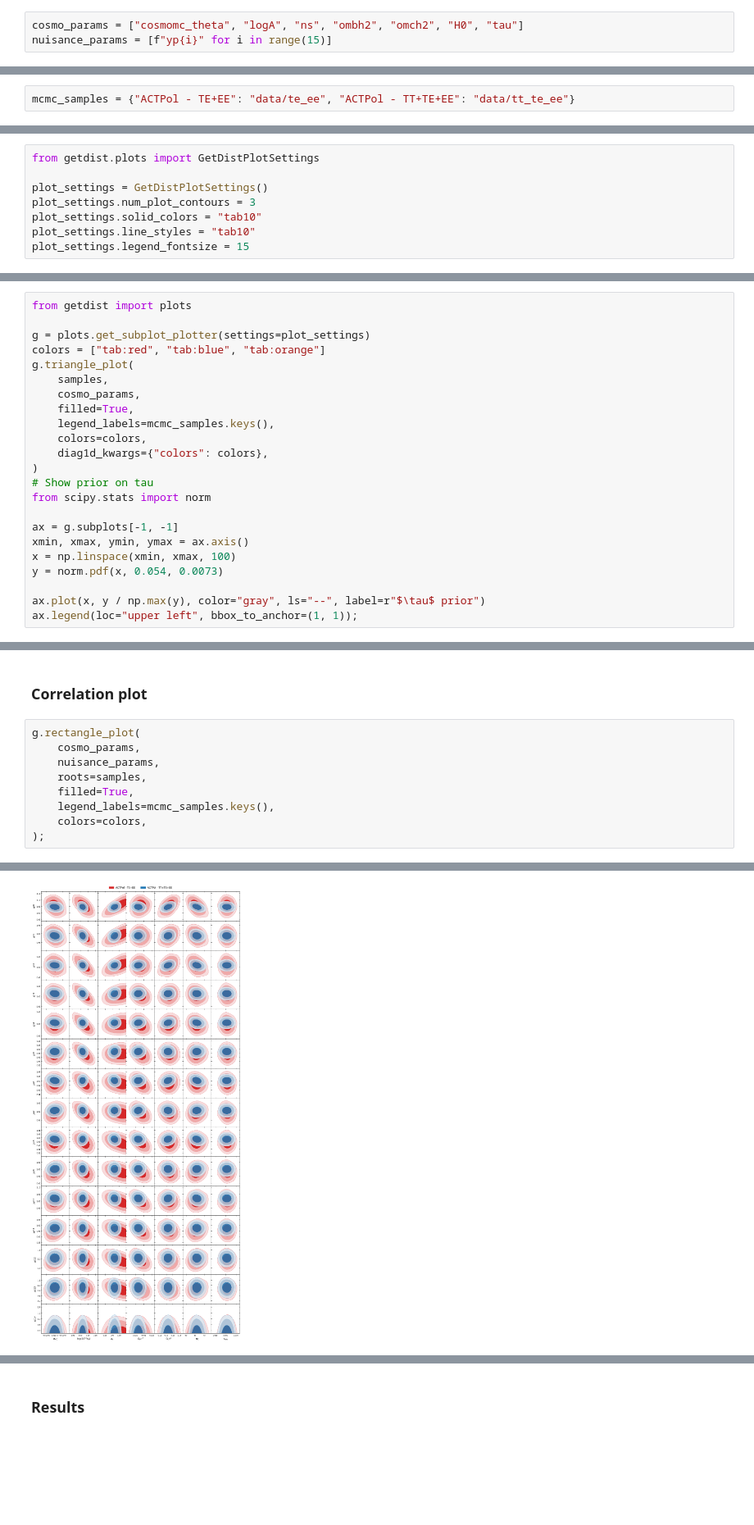
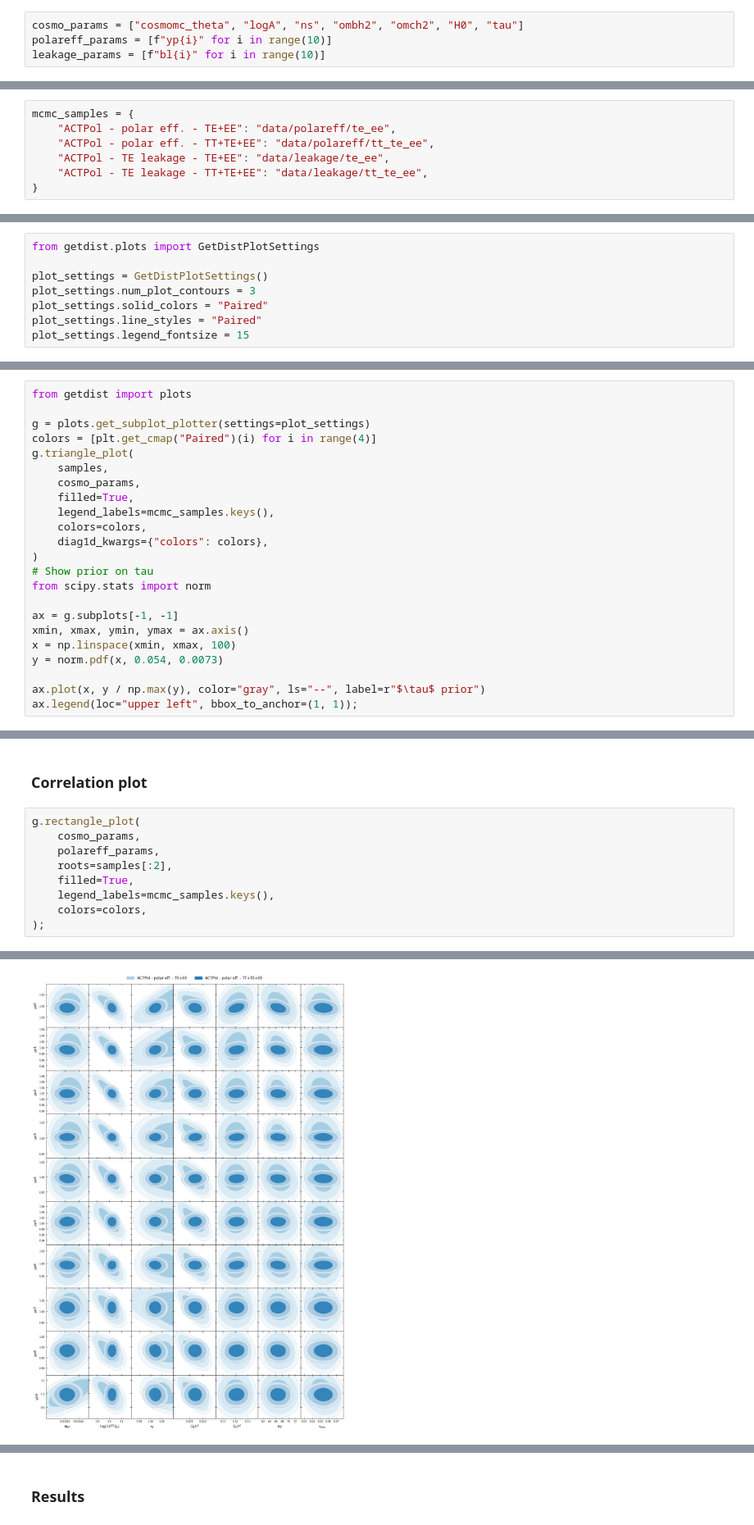
Before and after one commit to xgarrido/cmb_notebooks, a Jupyter notebook: pyactlike/pyactlike.ipynb, the cells around one changed output, grey strips where cells are left out. Shown at 82% size. Saved outputs shown, nothing was run; the diff lists cells and outputs as text; blank space fills up the shorter version.

```diff
--- a/pyactlike/pyactlike.ipynb
+++ b/pyactlike/pyactlike.ipynb
@@ -51,11 +51,17 @@ You should consider upgrading via the '/usr/bin/python -m pip install --upgrade
 Define CMB & nuisance parameter names.
 # %%
 cosmo_params = ["cosmomc_theta", "logA", "ns", "ombh2", "omch2", "H0", "tau"]
-nuisance_params = [f"yp{i}" for i in range(15)]
+polareff_params = [f"yp{i}" for i in range(10)]
+leakage_params = [f"bl{i}" for i in range(10)]
 # %% [markdown]
 Set a dictionnary holding the path to the MCMC chains and its name
 # %%
-mcmc_samples = {"ACTPol - TE+EE": "data/te_ee", "ACTPol - TT+TE+EE": "data/tt_te_ee"}
+mcmc_samples = {
+    "ACTPol - polar eff. - TE+EE": "data/polareff/te_ee",
+    "ACTPol - polar eff. - TT+TE+EE": "data/polareff/tt_te_ee",
+    "ACTPol - TE leakage - TE+EE": "data/leakage/te_ee",
+    "ACTPol - TE leakage - TT+TE+EE": "data/leakage/tt_te_ee",
+}
 # %% [markdown]
 ## MCMC chains
 # %% [markdown]
@@ -94,8 +118,8 @@ from getdist.plots import GetDistPlotSettings
 
 plot_settings = GetDistPlotSettings()
 plot_settings.num_plot_contours = 3
-plot_settings.solid_colors = "tab10"
-plot_settings.line_styles = "tab10"
+plot_settings.solid_colors = "Paired"
+plot_settings.line_styles = "Paired"
 plot_settings.legend_fontsize = 15
 # %% [markdown]
 Load MCMC samples
@@ -112,7 +138,7 @@ Plot posteriors distributions of CMB parameters
 from getdist import plots
 
 g = plots.get_subplot_plotter(settings=plot_settings)
-colors = ["tab:red", "tab:blue", "tab:orange"]
+colors = [plt.get_cmap("Paired")(i) for i in range(4)]
 g.triangle_plot(
     samples,
     cosmo_params,
@@ -151,8 +210,8 @@ g.triangle_plot(
 # %%
 g.rectangle_plot(
     cosmo_params,
-    nuisance_params,
-    roots=samples,
+    polareff_params,
+    roots=samples[:2],
     filled=True,
     legend_labels=mcmc_samples.keys(),
     colors=colors,
@@ -161 +237 @@ g.rectangle_plot(
-[figure, old version]
+[figure, new version]
```
Also changed, not shown: parts of 18 cells of this notebook.
